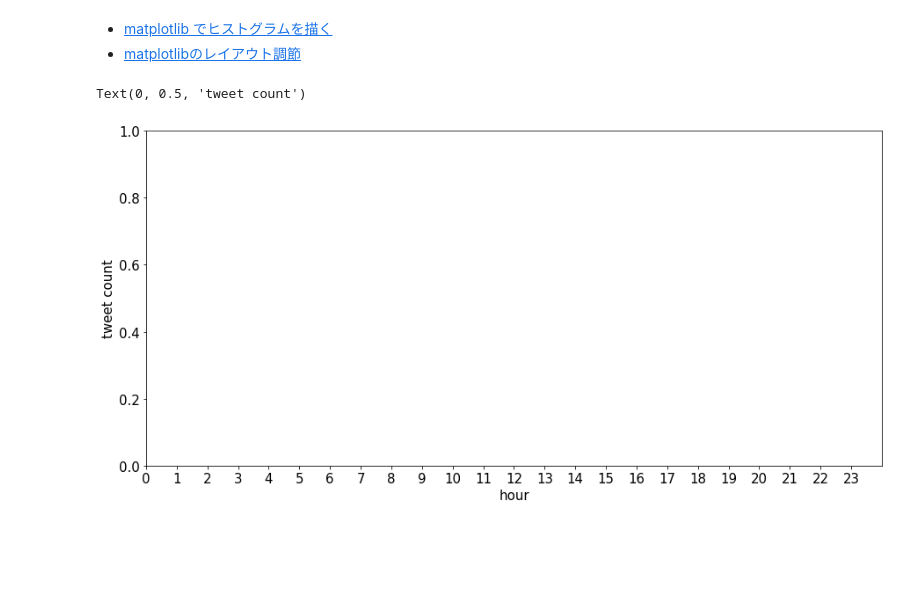
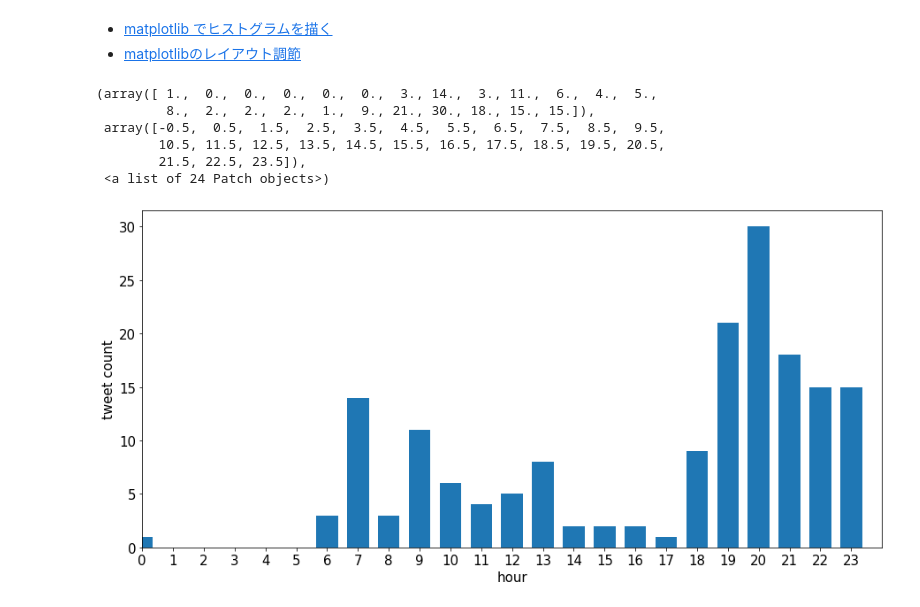
Before and after one commit to hikarut/Data-Science, a Jupyter notebook: notebooks/twitter/analytics.ipynb, the cells around one changed output. Drawn from its saved outputs; the diff is of its cells as text; code cells hidden in the pictures; blank space fills up the shorter version.

```diff
--- a/notebooks/twitter/analytics.ipynb
+++ b/notebooks/twitter/analytics.ipynb
@@ -39,7 +39,7 @@ def cut_hour(x):
     return datetime_jst.hour
 
 twitter_all_add_date = twitter_all_simple.copy()
-twitter_all_add_date['朝昼夜'] = twitterAllSimple['時間'].apply(lambda x : cast_date(x))
+twitter_all_add_date['朝昼夜'] = twitter_all_simple['時間'].apply(lambda x : cast_date(x))
 twitter_all_add_date['時'] = twitter_all_simple['時間'].apply(lambda x : cut_hour(x))
 
 # twitterAllSimple['いいね'].apply(lambda x : x*20)
@@ -62,22 +70,27 @@ twitter_all_add_date['時'] = twitter_all_simple['時間'].apply(lambda x : cut_
 # %%
 import matplotlib.pyplot as plt
 import numpy as np
 
 # fig, ax = plt.subplots(facecolor="w")
 # ax.plot(x, y)
 
 x = twitter_all_add_date['時'].values
 # x = twitter_all_add_date.groupby('時').count()
 
 plt.xlim(0, 24) # (1) x軸の表示範囲
 plt.xticks(range(24))
 plt.rcParams["figure.figsize"] = [15,7] # 図の縦横のサイズ([横(inch),縦(inch)])
 plt.rcParams["font.size"] = 15 # フォントサイズ デフォルト12
 plt.xlabel("hour")
 plt.ylabel("tweet count")
-# plt.hist(x, rwidth=0.7, bins=np.arange(-1, 24)+0.5)
+plt.hist(x, rwidth=0.7, bins=np.arange(-1, 24)+0.5)
 # plt.hist(x, rwidth=0.7, bins=24)
 # %% [output]
-Text(0, 0.5, 'tweet count')
+(array([ 1.,  0.,  0.,  0.,  0.,  0.,  3., 14.,  3., 11.,  6.,  4.,  5.,
+         8.,  2.,  2.,  2.,  1.,  9., 21., 30., 18., 15., 15.]),
+ array([-0.5,  0.5,  1.5,  2.5,  3.5,  4.5,  5.5,  6.5,  7.5,  8.5,  9.5,
+        10.5, 11.5, 12.5, 13.5, 14.5, 15.5, 16.5, 17.5, 18.5, 19.5, 20.5,
+        21.5, 22.5, 23.5]),
+ <a list of 24 Patch objects>)
-[figure, old version]
+[figure, new version]
 # %%
```
Also changed, not shown: parts of 6 cells of this notebook, 2 other files.
